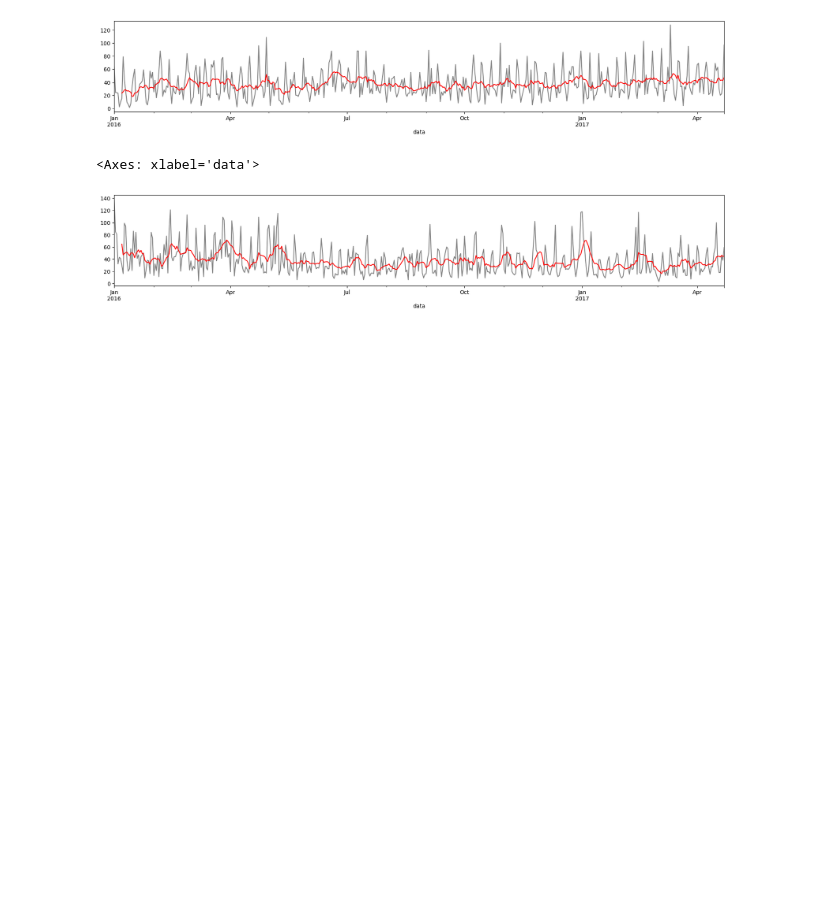
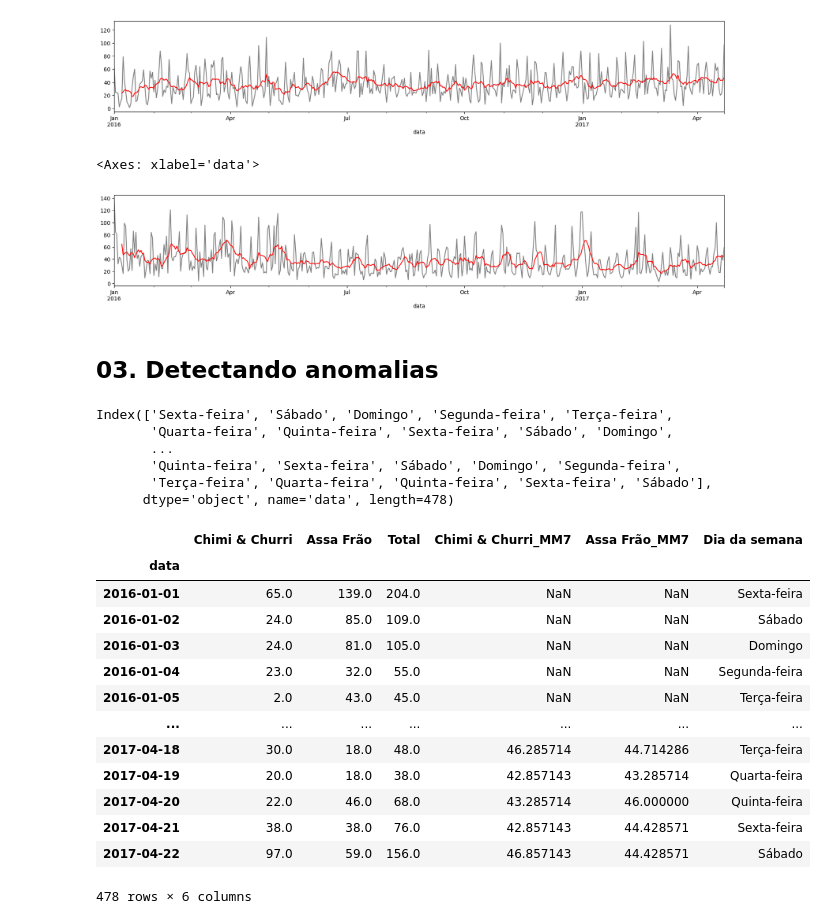
Before and after one commit to JCarapina/Estudos-praticos, a Jupyter notebook: arquivo.ipynb, the cells around one changed output. Drawn from its saved outputs; the diff is of its cells as text; code cells hidden in the pictures; blank space fills up the shorter version.

```diff
--- a/arquivo.ipynb
+++ b/arquivo.ipynb
@@ -332,3 +332,5 @@ dados['Assa Frão_MM7'].plot(color ='red', figsize=(20,3))
 # * A média móvel do Chimi & Churri apresenta um crescimento mais acentuado ao longo do tempo em comparação com a do Assa Frão.
 # Com a media movel, conseguimos suavizar as flutuações diárias e observar tendências mais claras no número de clientes.
 # A visualizacao mensal é muito erratica devido a variações diárias significativas, enquanto a média móvel de 7 dias oferece uma perspectiva mais estável e confiável das tendências ao longo do tempo.
+# %% [markdown]
+## 03. Detectando anomalias
@@ -334,0 +340,27 @@ dados['Assa Frão_MM7'].plot(color ='red', figsize=(20,3))
+# %%
+dados.index.day_name(locale= 'pt_BR')
+# %% [output]
+Index(['Sexta-feira', 'Sábado', 'Domingo', 'Segunda-feira', 'Terça-feira',
+       'Quarta-feira', 'Quinta-feira', 'Sexta-feira', 'Sábado', 'Domingo',
+       ...
+       'Quinta-feira', 'Sexta-feira', 'Sábado', 'Domingo', 'Segunda-feira',
+       'Terça-feira', 'Quarta-feira', 'Quinta-feira', 'Sexta-feira', 'Sábado'],
+      dtype='object', name='data', length=478)
+# %%
+dados['Dia da semana'] = dados.index.day_name(locale= 'pt_BR')
+dados
+# %% [output]
+|  | Chimi & Churri | Assa Frão | Total | Chimi & Churri_MM7 | Assa Frão_MM7 | Dia da semana |
+| data |  |  |  |  |  |  |
+| 2016-01-01 | 65.0 | 139.0 | 204.0 | NaN | NaN | Sexta-feira |
+| 2016-01-02 | 24.0 | 85.0 | 109.0 | NaN | NaN | Sábado |
+| 2016-01-03 | 24.0 | 81.0 | 105.0 | NaN | NaN | Domingo |
+| 2016-01-04 | 23.0 | 32.0 | 55.0 | NaN | NaN | Segunda-feira |
+| 2016-01-05 | 2.0 | 43.0 | 45.0 | NaN | NaN | Terça-feira |
+| ... | ... | ... | ... | ... | ... | ... |
+| 2017-04-18 | 30.0 | 18.0 | 48.0 | 46.285714 | 44.714286 | Terça-feira |
+| 2017-04-19 | 20.0 | 18.0 | 38.0 | 42.857143 | 43.285714 | Quarta-feira |
+| 2017-04-20 | 22.0 | 46.0 | 68.0 | 43.285714 | 46.000000 | Quinta-feira |
+| 2017-04-21 | 38.0 | 38.0 | 76.0 | 42.857143 | 44.428571 | Sexta-feira |
+| 2017-04-22 | 97.0 | 59.0 | 156.0 | 46.857143 | 44.428571 | Sábado |
+478 rows × 6 columns
```
Also changed, not shown: parts of 11 cells of this notebook.
